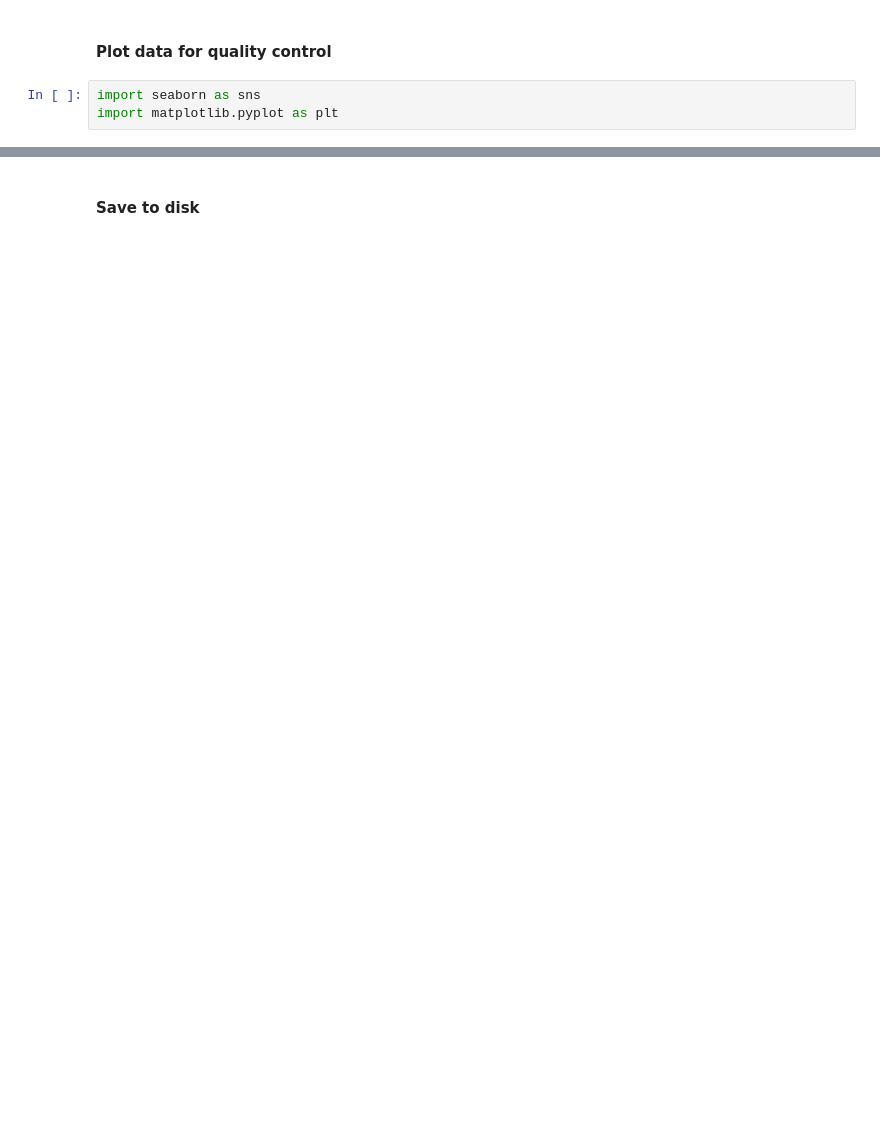
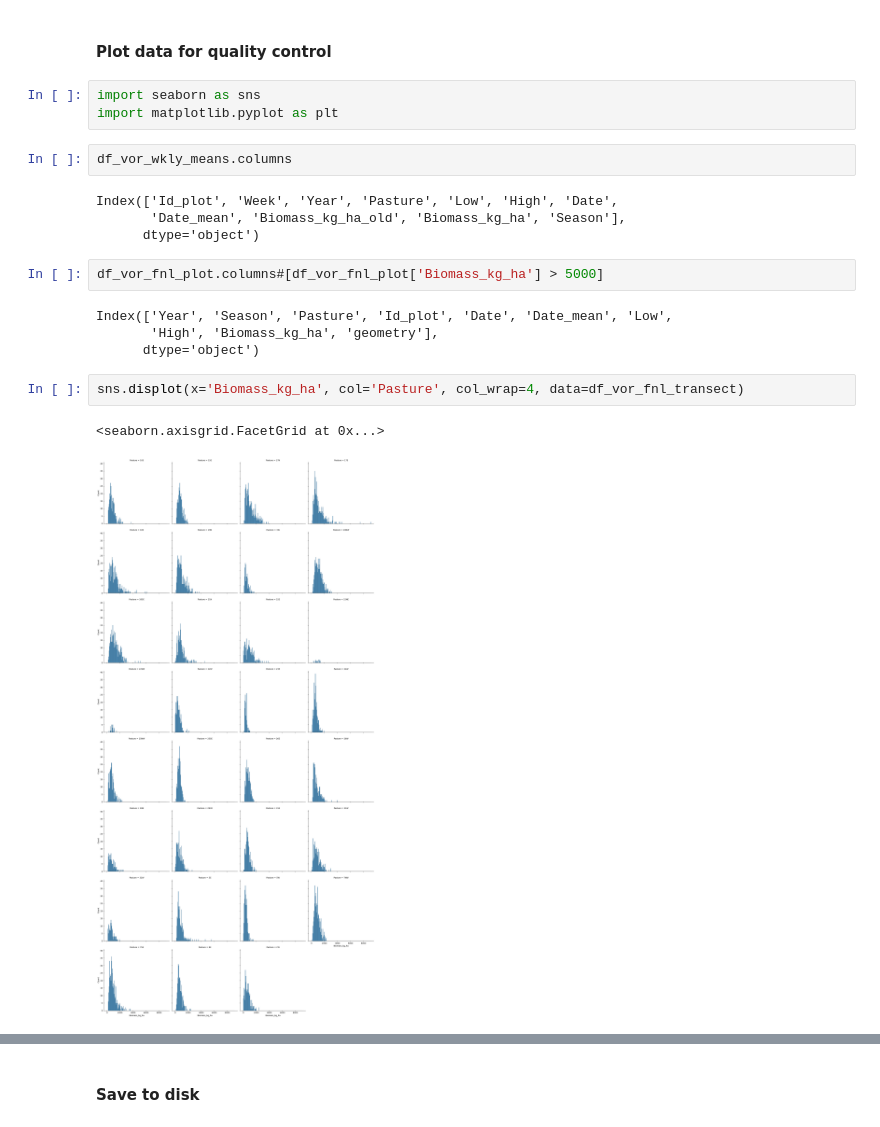
Before and after one commit to kearney-sp/cper_hls_veg_models, a Jupyter notebook: prep_data/prep_vor.ipynb, the cells around one changed output, grey strips where cells are left out. Saved outputs shown, nothing was run; the diff lists cells and outputs as text; blank space fills up the shorter version.

```diff
--- a/prep_data/prep_vor.ipynb
+++ b/prep_data/prep_vor.ipynb
@@ -429,5 +661,22 @@ elif exp_unit == "plot":
 # %%
 import seaborn as sns
 import matplotlib.pyplot as plt
+# %%
+df_vor_wkly_means.columns
+# %% [output]
+Index(['Id_plot', 'Week', 'Year', 'Pasture', 'Low', 'High', 'Date',
+       'Date_mean', 'Biomass_kg_ha_old', 'Biomass_kg_ha', 'Season'],
+      dtype='object')
+# %%
+df_vor_fnl_plot.columns#[df_vor_fnl_plot['Biomass_kg_ha'] > 5000]
+# %% [output]
+Index(['Year', 'Season', 'Pasture', 'Id_plot', 'Date', 'Date_mean', 'Low',
+       'High', 'Biomass_kg_ha', 'geometry'],
+      dtype='object')
+# %%
+sns.displot(x='Biomass_kg_ha', col='Pasture', col_wrap=4, data=df_vor_fnl_transect)
+# %% [output]
+<seaborn.axisgrid.FacetGrid at 0x...>
+[figure, added]
 # %%
 sns.relplot(x='Date_mean', y='Biomass_kg_ha', col='Pasture', col_wrap=4, kind='line',
```
Also changed, not shown: parts of 23 cells of this notebook, 28 other files.
